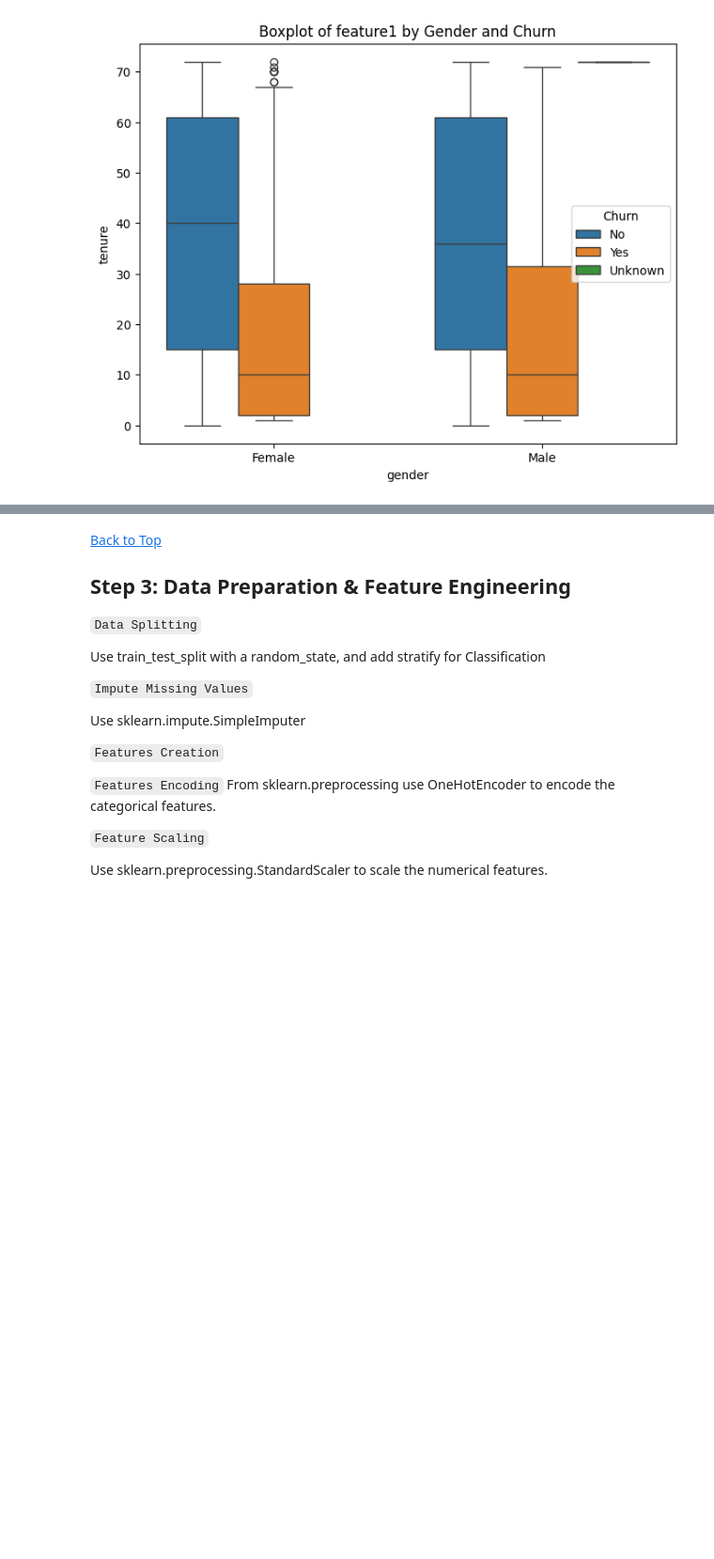
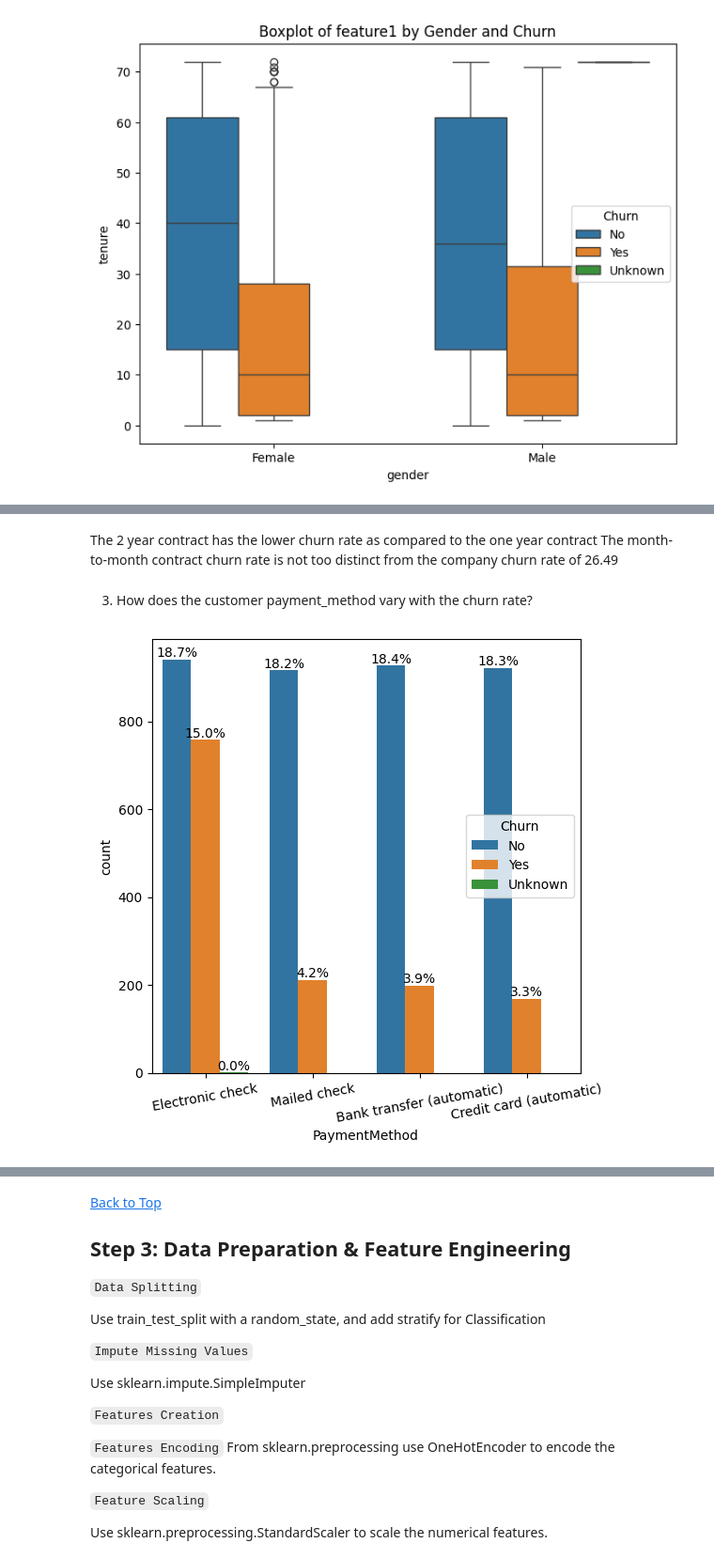
Before and after one commit to worlakuma/Machine-Learning-Prediction-Model-for-a-Telecommunications-Provider, a Jupyter notebook: LP2_Marchine_Learning_Project.ipynb, the cells around one changed output, grey strips where cells are left out. Shown at 94% size. Cells and saved outputs as stored; diff of their text form; code cells hidden in the pictures; blank space fills up the shorter version.

```diff
--- a/LP2_Marchine_Learning_Project.ipynb
+++ b/LP2_Marchine_Learning_Project.ipynb
@@ -760,0 +803,13 @@ plt.show()
+# %% [markdown]
+The 2 year contract has the lower churn rate as compared to the one year contract
+The month-to-month contract churn rate is not too distinct from the company churn rate of 26.49
+# %% [markdown]
+3. How does the customer payment_method vary with the churn rate?
+# %%
+# Payment_method vs Target(Churn)
+paymt_type = ['PaymentMethod']
+plot_categorical_feature_vs_target(df_train, paymt_type, "Churn")
+for container in ax.containers:
+            ax.bar_label(container, labels=[f'{h.get_height()/len(df_train)*100:.1f}%' for h in container])
+# %% [output]
+[figure, added]
```
Also changed, not shown: parts of 16 cells of this notebook.
